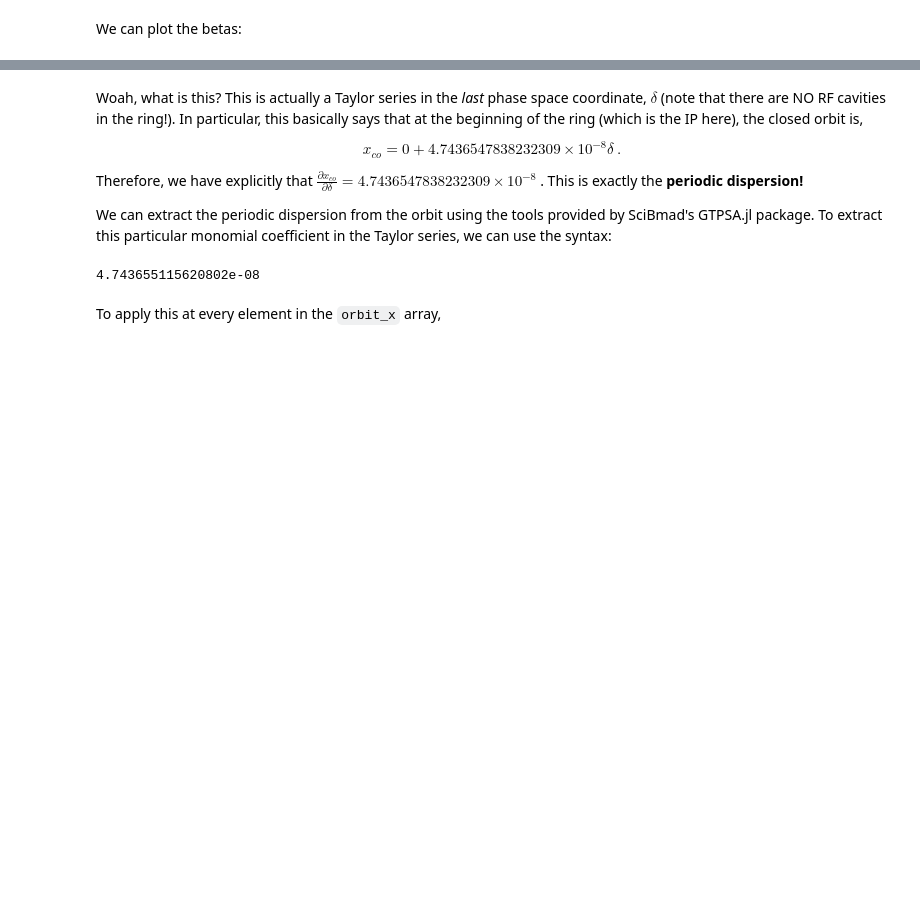
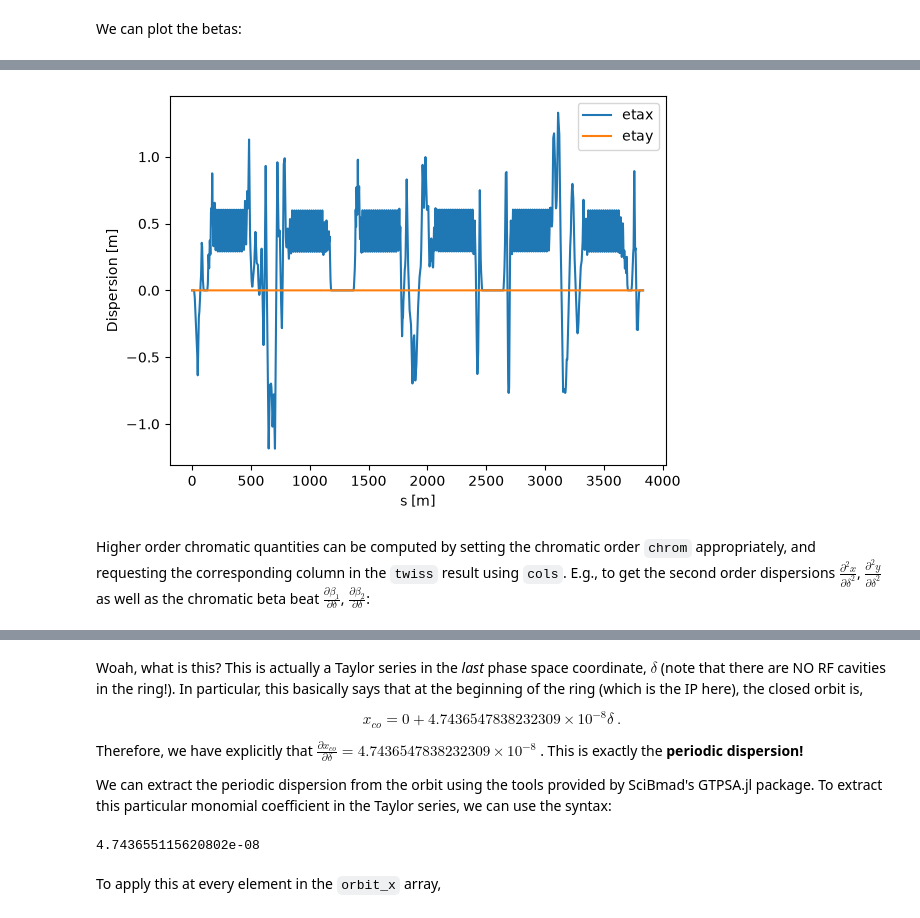
Before and after one commit to bmad-sim/SciBmad.jl, a Jupyter notebook: examples/python/nonlinear-twiss.ipynb, the cells around one changed output, grey strips where cells are left out. Cells and saved outputs as stored; diff of their text form; code cells hidden in the pictures; blank space fills up the shorter version.

```diff
--- a/examples/python/nonlinear-twiss.ipynb
+++ b/examples/python/nonlinear-twiss.ipynb
@@ -41,0 +79,11 @@ Now let's look at the closed orbit at the beginning:
+# %%
+plt.plot(tw.s, tw.dx, label='etax')
+plt.plot(tw.s, tw.dy, label='etay')
+plt.xlabel('s [m]')
+plt.ylabel('Dispersion [m]')
+plt.legend()
+plt;
+# %% [output]
+[figure, added]
+# %% [markdown]
+Higher order chromatic quantities can be computed by setting the chromatic order `chrom` appropriately, and requesting the corresponding column in the `twiss` result using `cols`. E.g., to get the second order dispersions $\frac{\partial^2x}{\partial\delta^2}$, $\frac{\partial^2y}{\partial\delta^2}$ as well as the chromatic beta beat $\frac{\partial\beta_1}{\partial\delta}$, $\frac{\partial\beta_2}{\partial\delta}$:
```
Also changed, not shown: parts of 14 cells of this notebook.
